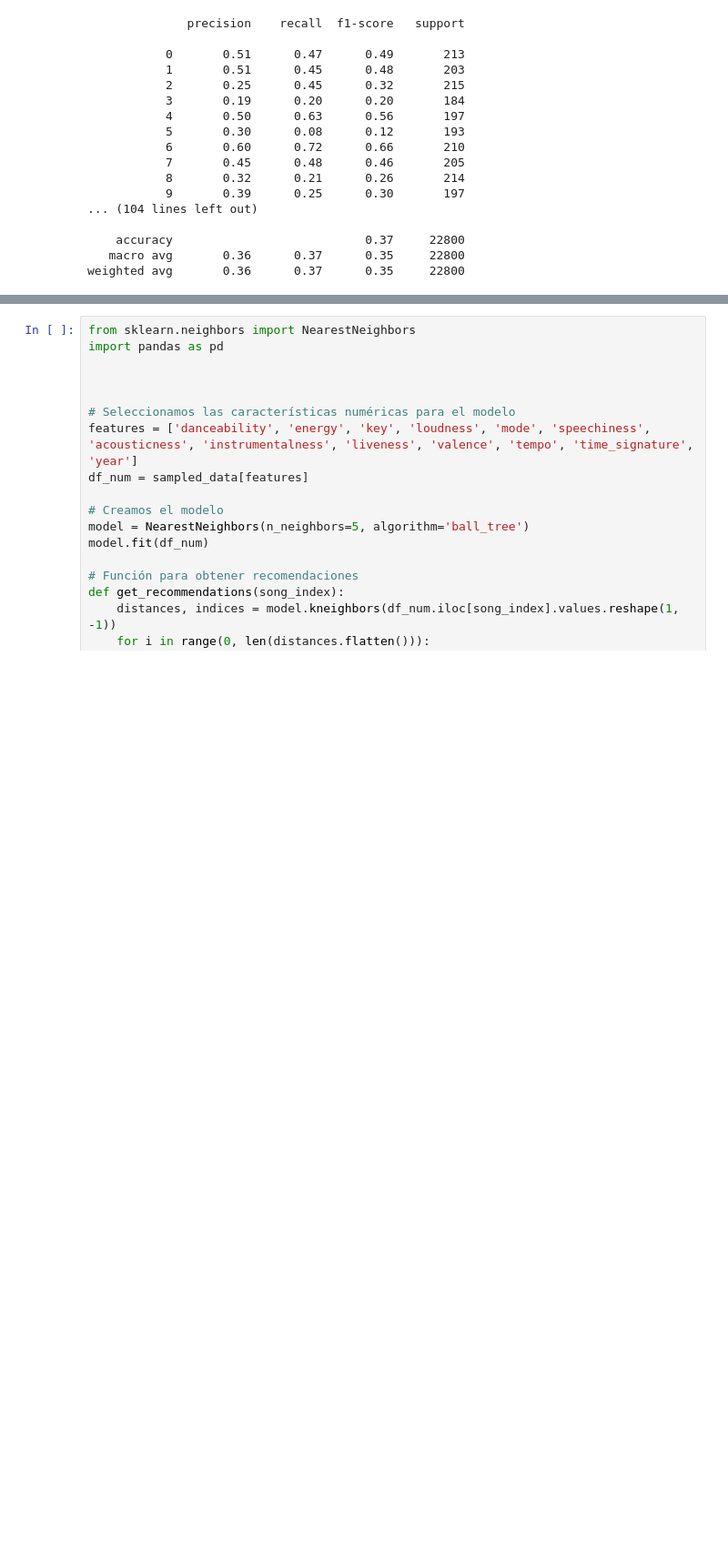
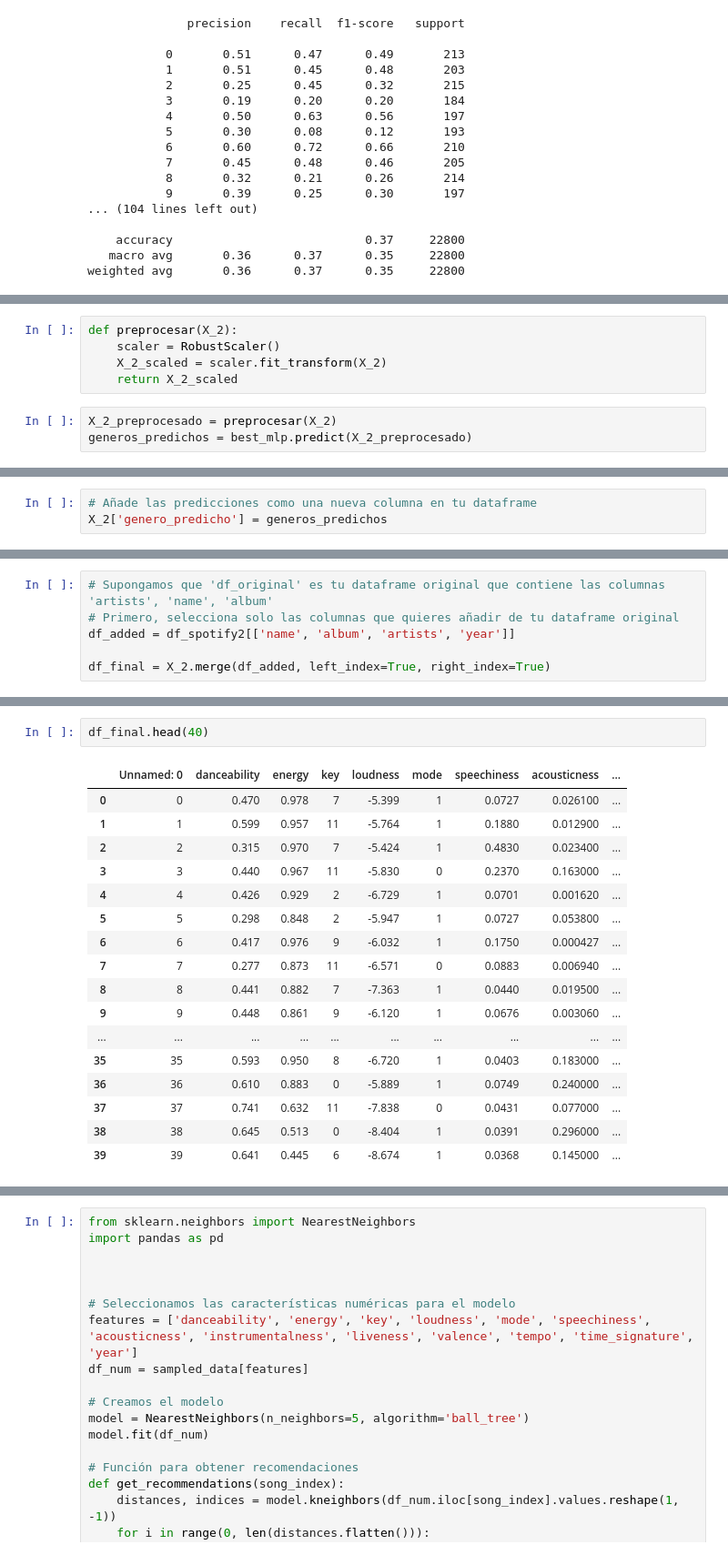
Before and after one commit to AlexV0611/Project, a Jupyter notebook: Spotify_project_3_0.ipynb, the cells around one changed output, grey strips where cells are left out. Shown at 91% size. Saved outputs shown, nothing was run; the diff lists cells and outputs as text; blank space fills up the shorter version.

```diff
--- a/Spotify_project_3_0.ipynb
+++ b/Spotify_project_3_0.ipynb
@@ -680,0 +973,8 @@ weighted avg       0.36      0.37      0.35     22800
+# %%
+def preprocesar(X_2):
+    scaler = RobustScaler()
+    X_2_scaled = scaler.fit_transform(X_2)
+    return X_2_scaled
+# %%
+X_2_preprocesado = preprocesar(X_2)
+generos_predichos = best_mlp.predict(X_2_preprocesado)
@@ -680,0 +985,3 @@ weighted avg       0.36      0.37      0.35     22800
+# %%
+# Añade las predicciones como una nueva columna en tu dataframe
+X_2['genero_predicho'] = generos_predichos
@@ -680,0 +1004,6 @@ weighted avg       0.36      0.37      0.35     22800
+# %%
+# Supongamos que 'df_original' es tu dataframe original que contiene las columnas 'artists', 'name', 'album'
+# Primero, selecciona solo las columnas que quieres añadir de tu dataframe original
+df_added = df_spotify2[['name', 'album', 'artists', 'year']]
+
+df_final = X_2.merge(df_added, left_index=True, right_index=True)
@@ -681,3 +1069,23 @@ weighted avg       0.36      0.37      0.35     22800
+# %%
+df_final.head(40)
+# %% [output]
+|  | Unnamed: 0 | danceability | energy | key | loudness | mode | speechiness | acousticness | ... |
+| 0 | 0 | 0.470 | 0.978 | 7 | -5.399 | 1 | 0.0727 | 0.026100 | ... |
+| 1 | 1 | 0.599 | 0.957 | 11 | -5.764 | 1 | 0.1880 | 0.012900 | ... |
+| 2 | 2 | 0.315 | 0.970 | 7 | -5.424 | 1 | 0.4830 | 0.023400 | ... |
+| 3 | 3 | 0.440 | 0.967 | 11 | -5.830 | 0 | 0.2370 | 0.163000 | ... |
+| 4 | 4 | 0.426 | 0.929 | 2 | -6.729 | 1 | 0.0701 | 0.001620 | ... |
+| 5 | 5 | 0.298 | 0.848 | 2 | -5.947 | 1 | 0.0727 | 0.053800 | ... |
+| 6 | 6 | 0.417 | 0.976 | 9 | -6.032 | 1 | 0.1750 | 0.000427 | ... |
+| 7 | 7 | 0.277 | 0.873 | 11 | -6.571 | 0 | 0.0883 | 0.006940 | ... |
+| 8 | 8 | 0.441 | 0.882 | 7 | -7.363 | 1 | 0.0440 | 0.019500 | ... |
+| 9 | 9 | 0.448 | 0.861 | 9 | -6.120 | 1 | 0.0676 | 0.003060 | ... |
+| ... | ... | ... | ... | ... | ... | ... | ... | ... | ... |
+| 35 | 35 | 0.593 | 0.950 | 8 | -6.720 | 1 | 0.0403 | 0.183000 | ... |
+| 36 | 36 | 0.610 | 0.883 | 0 | -5.889 | 1 | 0.0749 | 0.240000 | ... |
+| 37 | 37 | 0.741 | 0.632 | 11 | -7.838 | 0 | 0.0431 | 0.077000 | ... |
+| 38 | 38 | 0.645 | 0.513 | 0 | -8.404 | 1 | 0.0391 | 0.296000 | ... |
+| 39 | 39 | 0.641 | 0.445 | 6 | -8.674 | 1 | 0.0368 | 0.145000 | ... |
 # %%
 from sklearn.cluster import KMeans
 
```
Also changed, not shown: parts of 44 cells of this notebook.
